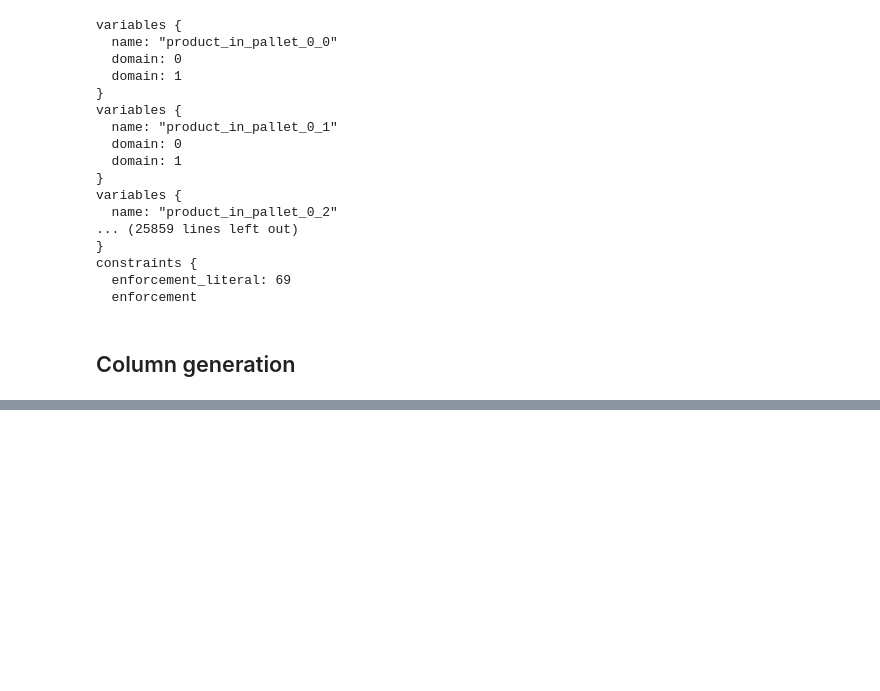
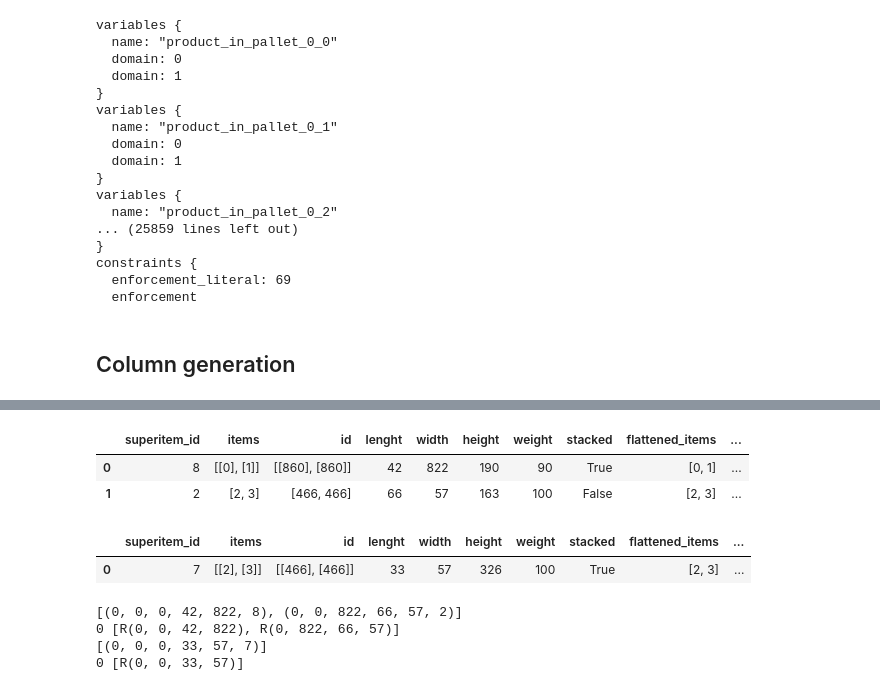
Before and after one commit to Wadaboa/3d-bpp, a Jupyter notebook: bpp.ipynb, the cells around one changed output, grey strips where cells are left out. Saved outputs shown, nothing was run; the diff lists cells and outputs as text; code cells hidden in the pictures; blank space fills up the shorter version.

```diff
--- a/bpp.ipynb
+++ b/bpp.ipynb
@@ -998,0 +951,49 @@ h = rect.height
+# %%
+def get_initial_layers(superitems, tol=0):
+    unique_heights = sorted(superitems.height.unique())
+    height_sets = {
+        h: {k for k in unique_heights[i:] if k - h <= tol}
+        for i, h in enumerate(unique_heights)
+    }
+    for (i, hi), (j, hj) in zip(list(height_sets.items())[:-1], list(height_sets.items())[1:]):
+        if hj.issubset(hi):
+            unique_heights.remove(j)
+
+    groups = []
+    for height in unique_heights:
+        groups += [
+            superitems[
+                (superitems.height >= height) &
+                (superitems.height <= height + tol)
+            ].copy()
+        ]
+
+    final_groups = []
+    for group in groups:
+        group.loc[:, "flattened_items"] = group["items"].map(lambda l: list(flatten(l)))
+        group.loc[:, "num_items"] = group["flattened_items"].str.len()
+        sorted_group = group.sort_values(
+            by=["num_items", "stacked"], ascending=False
+        ).reset_index().rename(columns={"index": "superitem_id"})
+        indexes_to_remove = []
+        for i, row in sorted_group.iterrows():
+            for item in row["flattened_items"]:
+                to_remove = sorted_group[
+                    (sorted_group["flattened_items"].map(lambda l: item in l)) &
+                    (sorted_group.index > i)
+                ]
+                indexes_to_remove += to_remove.index.tolist()
+
+        final_groups += [sorted_group.drop(index=indexes_to_remove)]
+
+    return final_groups
+# %%
+initial_layers = get_initial_layers(superitems, tol=100)
+for layer in initial_layers:
+    display(layer)
+# %% [output]
+|  | superitem_id | items | id | lenght | width | height | weight | stacked | flattened_items | ... |
+| 0 | 8 | [[0], [1]] | [[860], [860]] | 42 | 822 | 190 | 90 | True | [0, 1] | ... |
+| 1 | 2 | [2, 3] | [466, 466] | 66 | 57 | 163 | 100 | False | [2, 3] | ... |
+|  | superitem_id | items | id | lenght | width | height | weight | stacked | flattened_items | ... |
+| 0 | 7 | [[2], [3]] | [[466], [466]] | 33 | 57 | 326 | 100 | True | [2, 3] | ... |
@@ -998,0 +1003,27 @@ h = rect.height
+# %%
+for initial_layer in initial_layers:
+    packer = newPacker(
+        mode=PackingMode.Offline,
+        bin_algo=PackingBin.Global,
+        pack_algo=MaxRectsBaf,
+        sort_algo=SORT_AREA,
+        rotation=False
+    )
+
+    packer.add_bin(
+        pallet_lenght, pallet_width, count=float("inf")
+    )
+
+    for _, row in initial_layer.iterrows():
+        packer.add_rect(row.lenght, row.width, rid=row.superitem_id)
+
+    packer.pack()
+
+    print(packer.rect_list())
+    for bin_number in range(len(packer)):
+        print(bin_number, list(packer[bin_number]))
+# %% [output]
+[(0, 0, 0, 42, 822, 8), (0, 0, 822, 66, 57, 2)]
+0 [R(0, 0, 42, 822), R(0, 822, 66, 57)]
+[(0, 0, 0, 33, 57, 7)]
+0 [R(0, 0, 33, 57)]
```
Also changed, not shown: parts of 11 cells of this notebook.
